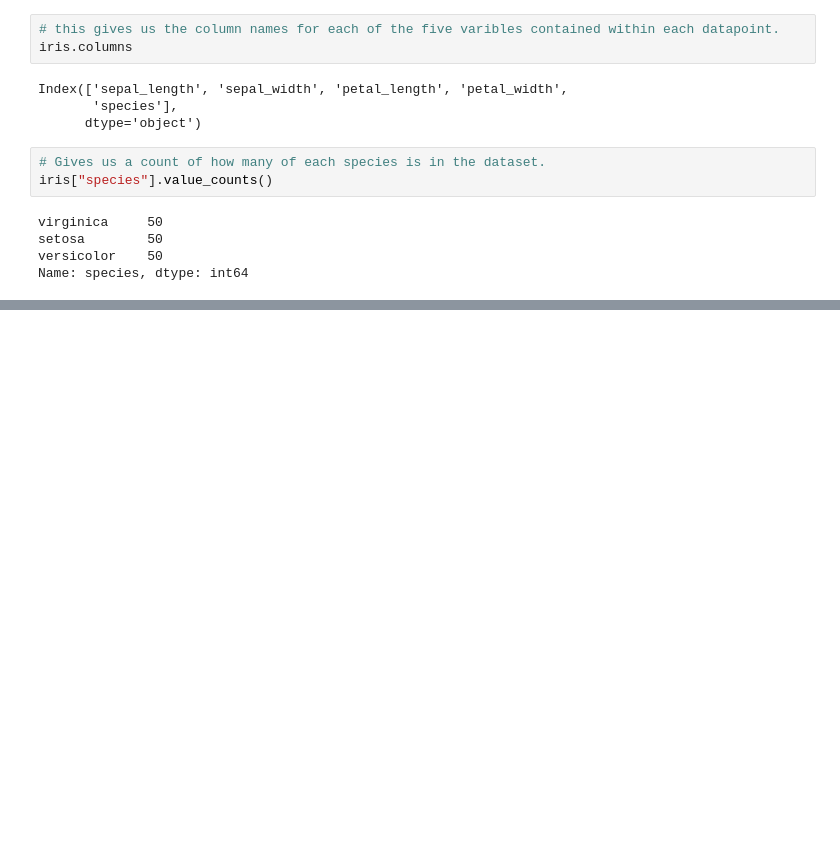
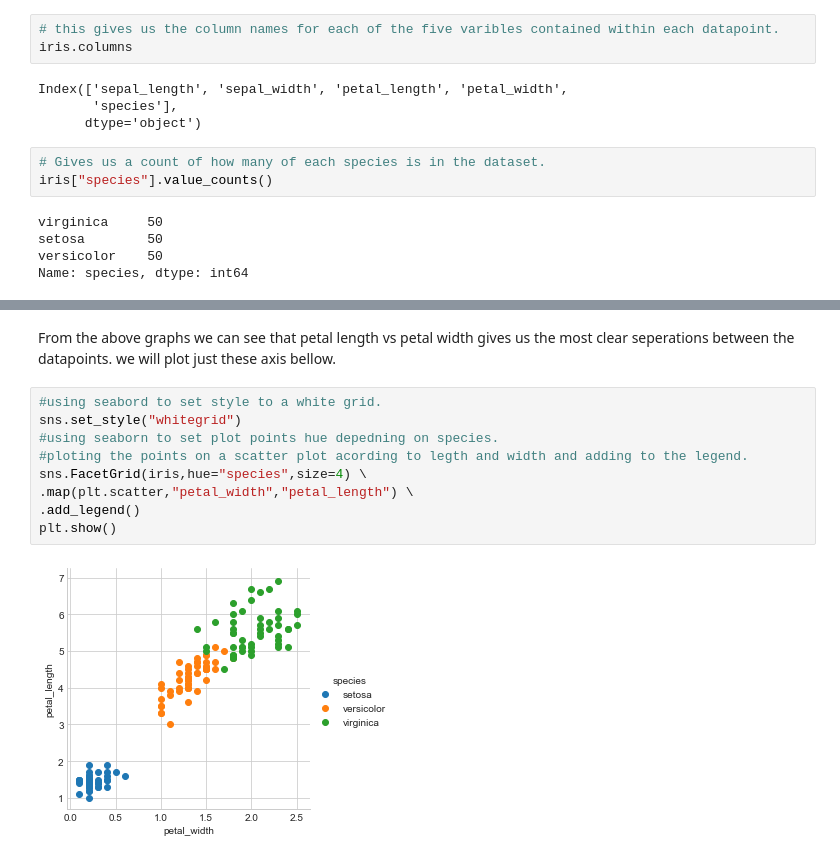
Before and after one commit to Uamhan/Emerging-technologies-Project, a Jupyter notebook: Iris_Dataset.ipynb, the cells around one changed output, grey strips where cells are left out. Saved outputs shown, nothing was run; the diff lists cells and outputs as text; blank space fills up the shorter version.

```diff
--- a/Iris_Dataset.ipynb
+++ b/Iris_Dataset.ipynb
@@ -79,0 +113,14 @@ As we can see above we have 50 of each species of iris in this data set. this sh
+# %% [markdown]
+From the above graphs we can see that petal length vs petal width gives us the most clear seperations between the datapoints.
+we will plot just these axis bellow.
+# %%
+#using seabord to set style to a white grid.
+sns.set_style("whitegrid")
+#using seaborn to set plot points hue depedning on species.
+#ploting the points on a scatter plot acording to legth and width and adding to the legend.
+sns.FacetGrid(iris,hue="species",size=4) \
+.map(plt.scatter,"petal_width","petal_length") \
+.add_legend()
+plt.show()
+# %% [output]
+[figure, added]
```
Also changed, not shown: parts of 9 cells of this notebook.
